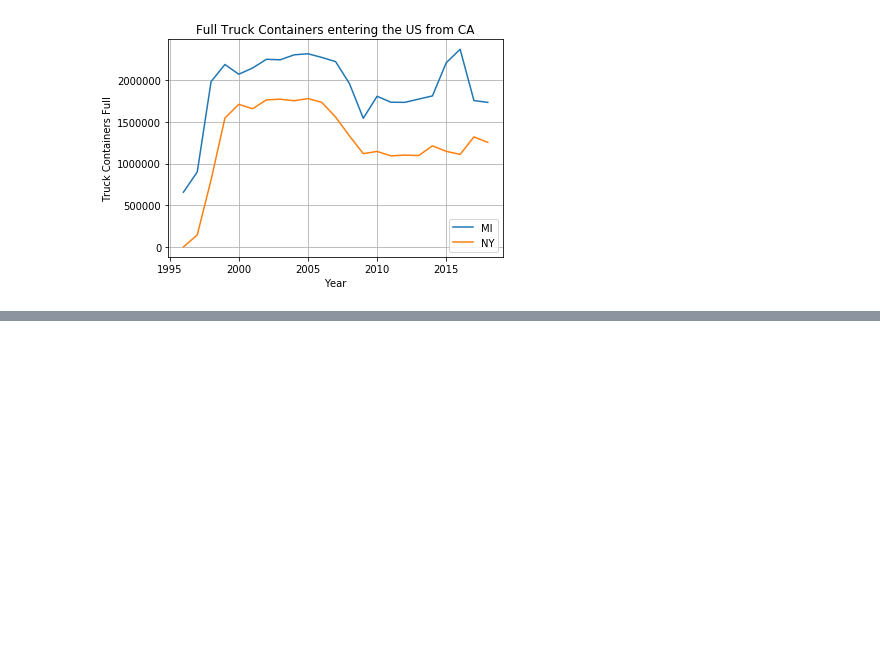
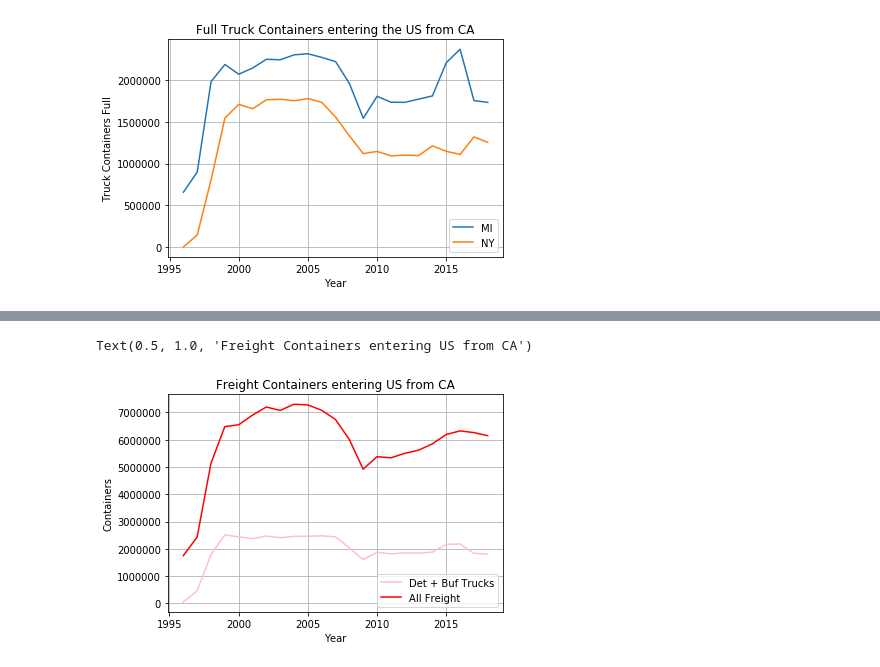
Before and after one commit to philipayazi/Project1_BorderEntries, a Jupyter notebook: Border_Entries_and _Trade_tsw.ipynb, the cells around one changed output, grey strips where cells are left out. Cells and saved outputs as stored; diff of their text form; code cells hidden in the pictures; blank space fills up the shorter version.

```diff
--- a/Border_Entries_and _Trade_tsw.ipynb
+++ b/Border_Entries_and _Trade_tsw.ipynb
@@ -186,0 +230,12 @@ Text(0.5, 1.0, 'Full Truck Containers entering the US from CA')
+# %%
+plt.plot(mi_tk_gb_ports['Detroit'] + ny_tk_gb_ports['Buffalo-Niagara Falls'], label = 'Det + Buf Trucks', color = 'pink')
+plt.plot(pivot_can['Rail Containers Full'] +  pivot_can['Truck Containers Full'], label = 'All Freight', color = 'red')
+plt.grid()
+plt.legend()
+plt.xlabel('Year')
+plt.ylabel('Containers')
+plt.title('Freight Containers entering US from CA')
+#todo, check correlation between sum of trucks entering at detroit and buff/nf and all freight
+# %% [output]
+Text(0.5, 1.0, 'Freight Containers entering US from CA')
+[figure, added]
```
Also changed, not shown: parts of 12 cells of this notebook.
